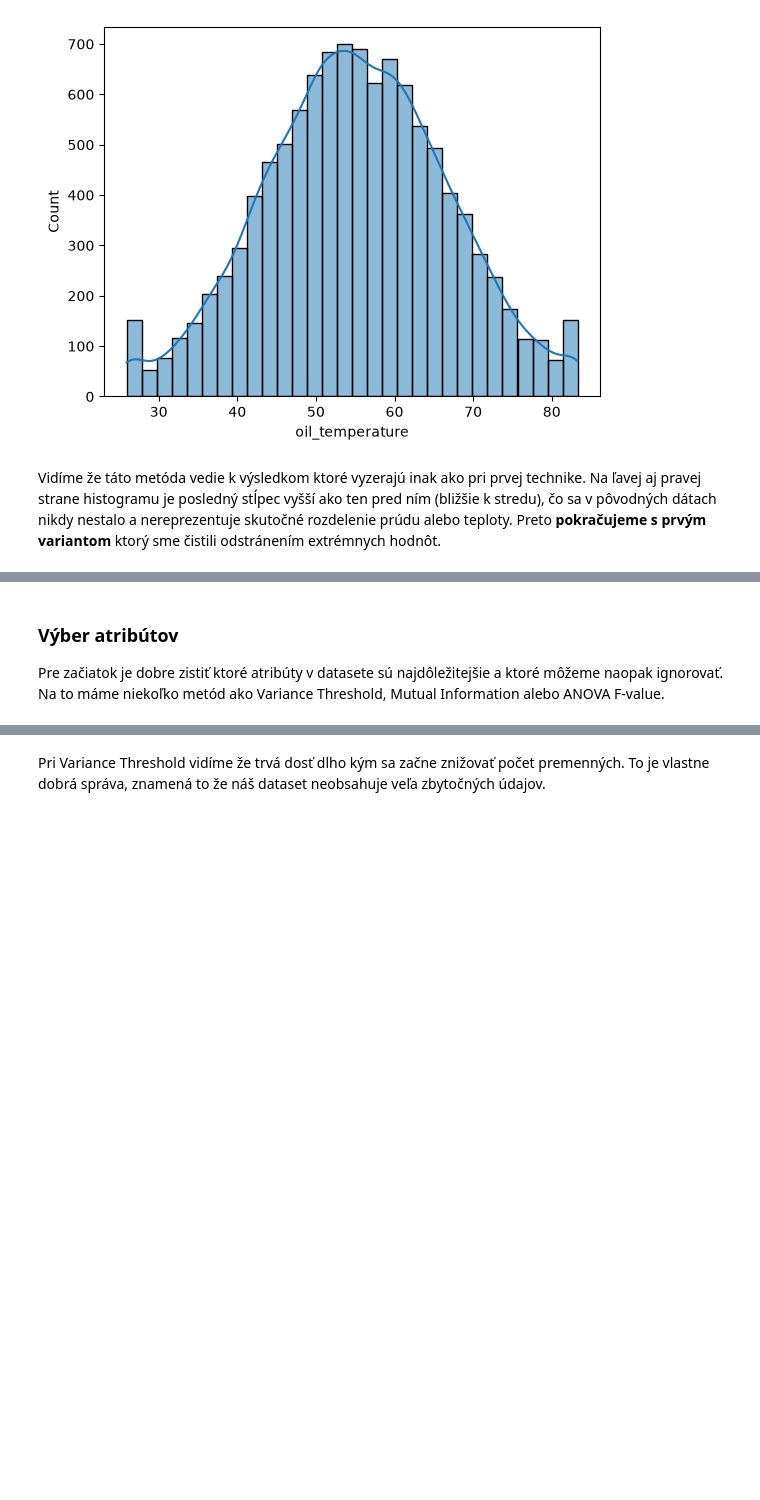
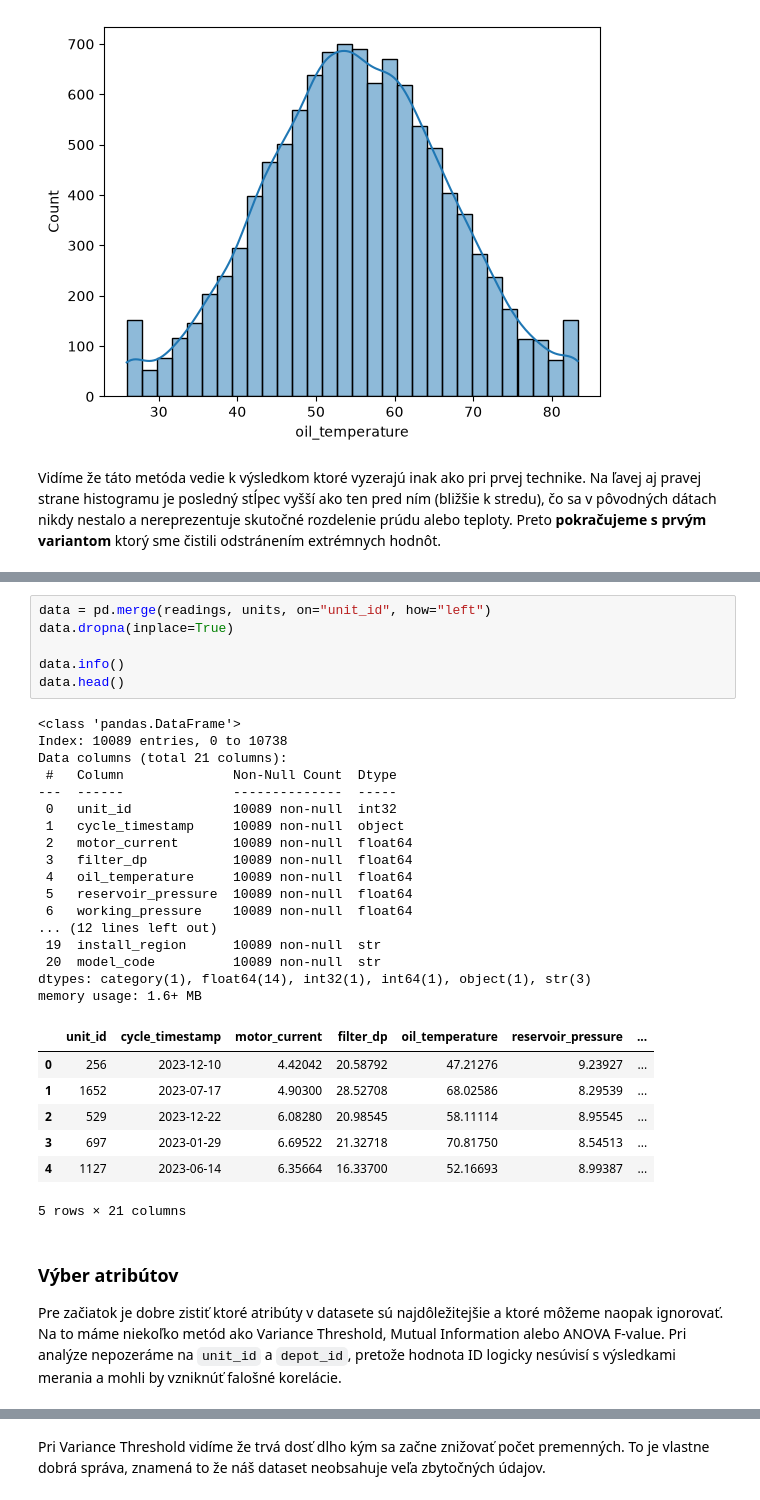
Before and after one commit to tancop/iau-projekt, a Jupyter notebook: main.ipynb, the cells around one changed output, grey strips where cells are left out. Drawn from its saved outputs; the diff is of its cells as text; blank space fills up the shorter version.

```diff
--- a/main.ipynb
+++ b/main.ipynb
@@ -485,7 +498,38 @@ Ako prvé potrebujeme zistiť čo ktorý atribút vlastne znamená. Veľkú čas
+# %%
+data = pd.merge(readings, units, on="unit_id", how="left")
+data.dropna(inplace=True)
+
+data.info()
+data.head()
+# %% [output]
+<class 'pandas.DataFrame'>
+Index: 10089 entries, 0 to 10738
+Data columns (total 21 columns):
+ #   Column              Non-Null Count  Dtype
+---  ------              --------------  -----
+ 0   unit_id             10089 non-null  int32
+ 1   cycle_timestamp     10089 non-null  object
+ 2   motor_current       10089 non-null  float64
+ 3   filter_dp           10089 non-null  float64
+ 4   oil_temperature     10089 non-null  float64
+ 5   reservoir_pressure  10089 non-null  float64
+ 6   working_pressure    10089 non-null  float64
+... (12 lines left out)
+ 19  install_region      10089 non-null  str
+ 20  model_code          10089 non-null  str
+dtypes: category(1), float64(14), int32(1), int64(1), object(1), str(3)
+memory usage: 1.6+ MB
+|  | unit_id | cycle_timestamp | motor_current | filter_dp | oil_temperature | reservoir_pressure | ... |
+| 0 | 256 | 2023-12-10 | 4.42042 | 20.58792 | 47.21276 | 9.23927 | ... |
+| 1 | 1652 | 2023-07-17 | 4.90300 | 28.52708 | 68.02586 | 8.29539 | ... |
+| 2 | 529 | 2023-12-22 | 6.08280 | 20.98545 | 58.11114 | 8.95545 | ... |
+| 3 | 697 | 2023-01-29 | 6.69522 | 21.32718 | 70.81750 | 8.54513 | ... |
+| 4 | 1127 | 2023-06-14 | 6.35664 | 16.33700 | 52.16693 | 8.99387 | ... |
+5 rows × 21 columns
 # %% [markdown]
 ### Výber atribútov
 
-Pre začiatok je dobre zistiť ktoré atribúty v datasete sú najdôležitejšie a ktoré môžeme naopak ignorovať. Na to máme niekoľko metód ako Variance Threshold, Mutual Information alebo ANOVA F-value.
+Pre začiatok je dobre zistiť ktoré atribúty v datasete sú najdôležitejšie a ktoré môžeme naopak ignorovať. Na to máme niekoľko metód ako Variance Threshold, Mutual Information alebo ANOVA F-value. Pri analýze nepozeráme na `unit_id` a `depot_id`, pretože hodnota ID logicky nesúvisí s výsledkami merania a mohli by vzniknúť falošné korelácie.
 # %%
 from sklearn.feature_selection import VarianceThreshold
 
```
Also changed, not shown: parts of 12 cells of this notebook.
